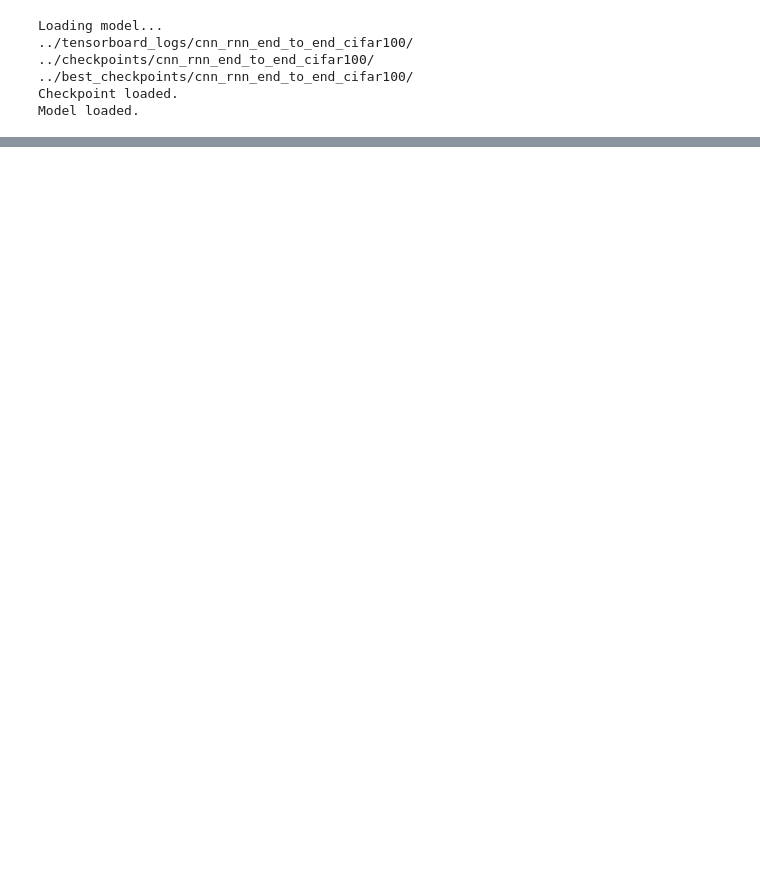
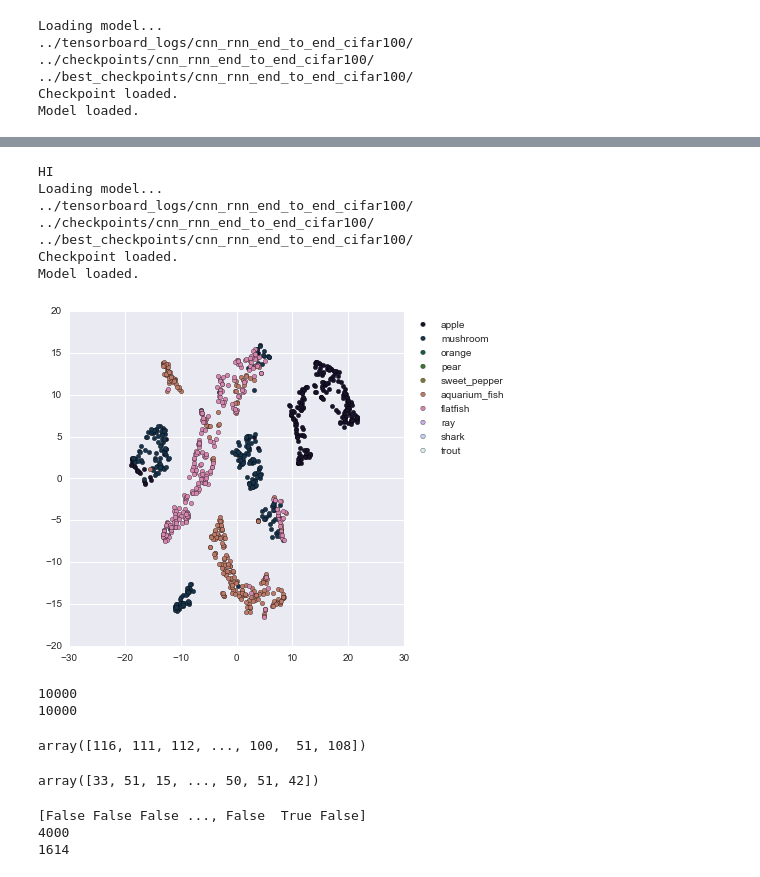
Before and after one commit to lisa-1010/semantic_convnets, a Jupyter notebook: code/Print_Hierchical_Examples.ipynb, the cells around one changed output, grey strips where cells are left out. Drawn from its saved outputs; the diff is of its cells as text; code cells hidden in the pictures; blank space fills up the shorter version.

```diff
--- a/code/Print_Hierchical_Examples.ipynb
+++ b/code/Print_Hierchical_Examples.ipynb
@@ -36,3 +144,22 @@ X_test, y_test, fine_or_coarse_test = load_data_pyramid(dataset='cifar100_joint_
+# %%
+import vis
+
+vis.visualize_embeddings_with_tsne("cnn_rnn_end_to_end_cifar100", X_test_fine_visualize, y_test_fine_visualize, fine_grain_classes)
+# %% [output]
+HI
+Loading model...
+../tensorboard_logs/cnn_rnn_end_to_end_cifar100/
+../checkpoints/cnn_rnn_end_to_end_cifar100/
+../best_checkpoints/cnn_rnn_end_to_end_cifar100/
+Checkpoint loaded.
+Model loaded.
+[figure, added]
+# %%
+print len(fine_or_coarse_test)
+print np.sum(fine_or_coarse_test)
+# %% [output]
+10000
+10000
 # %%
 # Test on dataset
 pred_test_probs = np.asarray(model.predict(X_test))
@@ -57,9 +181,9 @@ def simplifyToHierarchicalFormat(class_predictions, end_token = 120):
 
 
 # Make predictions
-pred_test_probs.shape
-reshaped = pred_test_probs.reshape((-1, 2, 121))
-class_predictions = np.argmax(reshaped, axis=2)
-
-print class_predictions
-print simplifyToHierarchicalFormat(class_predictions)
+test_predictions = pred_test_probs.reshape((-1, 2, 121))
+test_predictions = np.argmax(test_predictions, axis=2)
+test_predictions = simplifyToHierarchicalFormat(test_predictions)
+test_predictions
+# %% [output]
+array([116, 111, 112, ..., 100,  51, 108])
@@ -69,0 +190,17 @@ p = pickle.load(open("coarse_to_fine_map.pickle"))
+# %%
+test_actual = np.copy(y_test)
+test_actual[:,0] = y_test[:,1]
+test_actual[:,1] = y_test[:,0]
+test_actual[:,0] += 100
+test_actual = simplifyToHierarchicalFormat(test_actual)
+test_actual
+# %% [output]
+array([33, 51, 15, ..., 50, 51, 42])
+# %%
+print np.equal(test_predictions, test_actual)
+print len(np.equal(test_predictions, test_actual))
+print np.sum(np.equal(test_predictions, test_actual))
+# %% [output]
+[False False False ..., False  True False]
+4000
+1614
```
Also changed, not shown: parts of 14 cells of this notebook, 5 other files.
